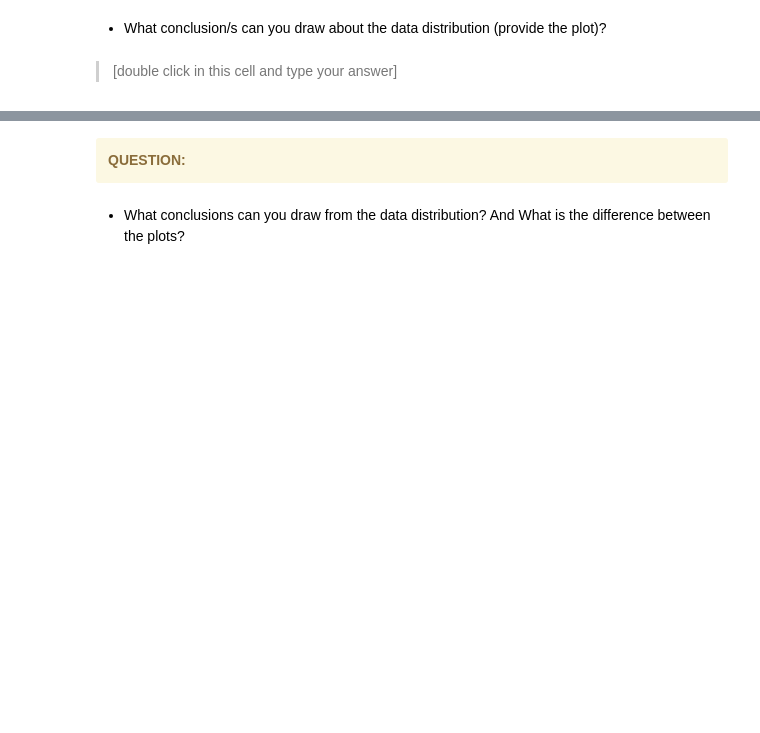
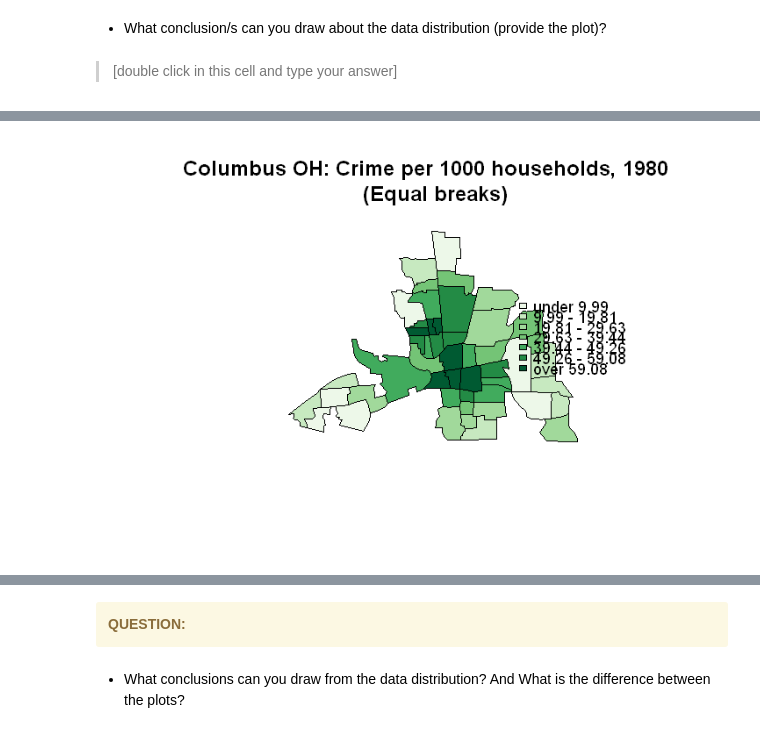
Before and after one commit to AdrianKriger/APG3040C-APG4013C, a Jupyter notebook: asgmt02/Assignment02_SpatialLatticeData.ipynb, the cells around one changed output, grey strips where cells are left out. Drawn from its saved outputs; the diff is of its cells as text; code cells hidden in the pictures; blank space fills up the shorter version.

```diff
--- a/asgmt02/Assignment02_SpatialLatticeData.ipynb
+++ b/asgmt02/Assignment02_SpatialLatticeData.ipynb
@@ -110,6 +113,7 @@ Analysis will focus on CRIME, HOVAL, INC, OPEN, PLUM, DISCBD, X and Y.
 # maptools::readShapePoly
 
 # Read data into R
-columbus <- readShapePoly(system.file("etc/shapes/columbus.shp", package="spdep")[1])
+#columbus <- readShapePoly(system.file("etc/shapes/columbus.shp", package="spdep")[1])
+columbus <- readOGR(system.file("etc/shapes/columbus.shp", package="spdep")[1])
 
 class(columbus) # Class of object
@@ -218,8 +305,10 @@ brks.jkcol = findColours(brks.jk,pal)
 # %%
 # Plot with Equal Breaks
 plot(columbus,  col=brks.qtcol, border="black")
-legend("topleft",leglabs(round(brks.eq$brks,digits=2)), fill=pal, cex=0.8, bty="n")
+legend("right", leglabs(round(brks.eq$brks, digits=2)), fill=pal, cex=0.9, bty="n")
 title(main="Columbus OH: Crime per 1000 households, 1980  \n (Equal breaks)")
+# %% [output]
+[figure, added]
 # %%
 # Plot with Quantile Breaks
 plot(columbus,  col=brks.qtcol, border="black")
```
Also changed, not shown: parts of 46 cells of this notebook.
